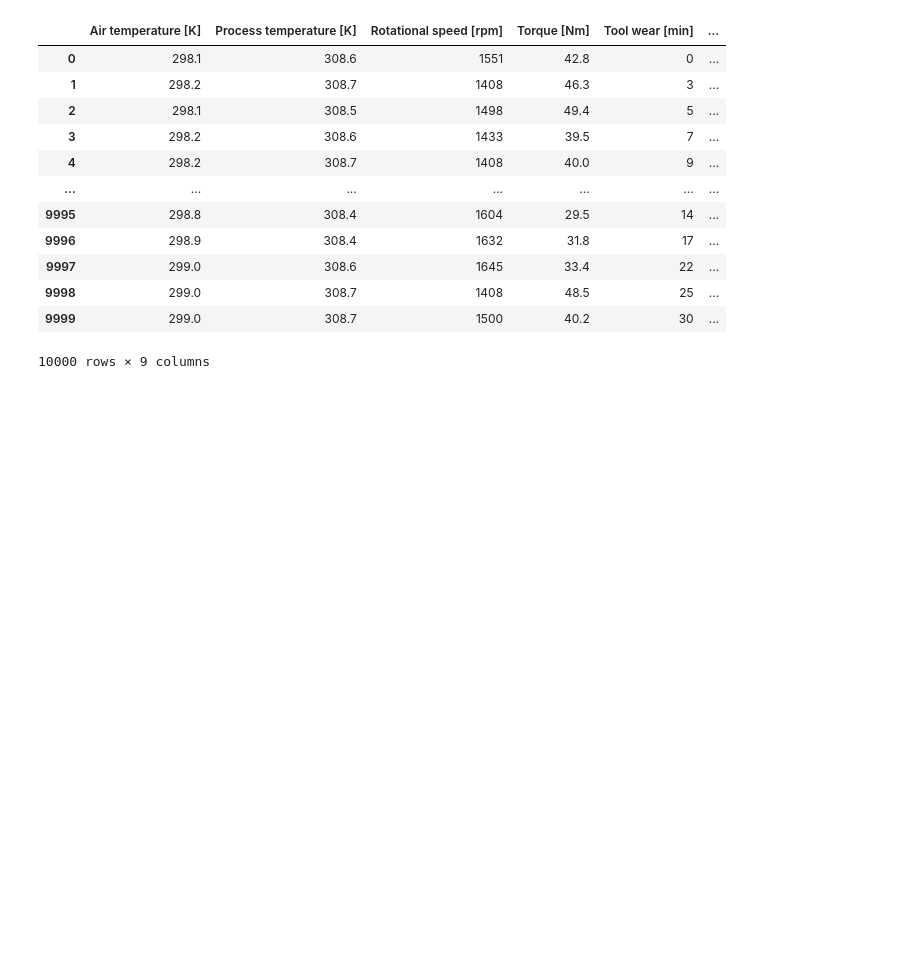
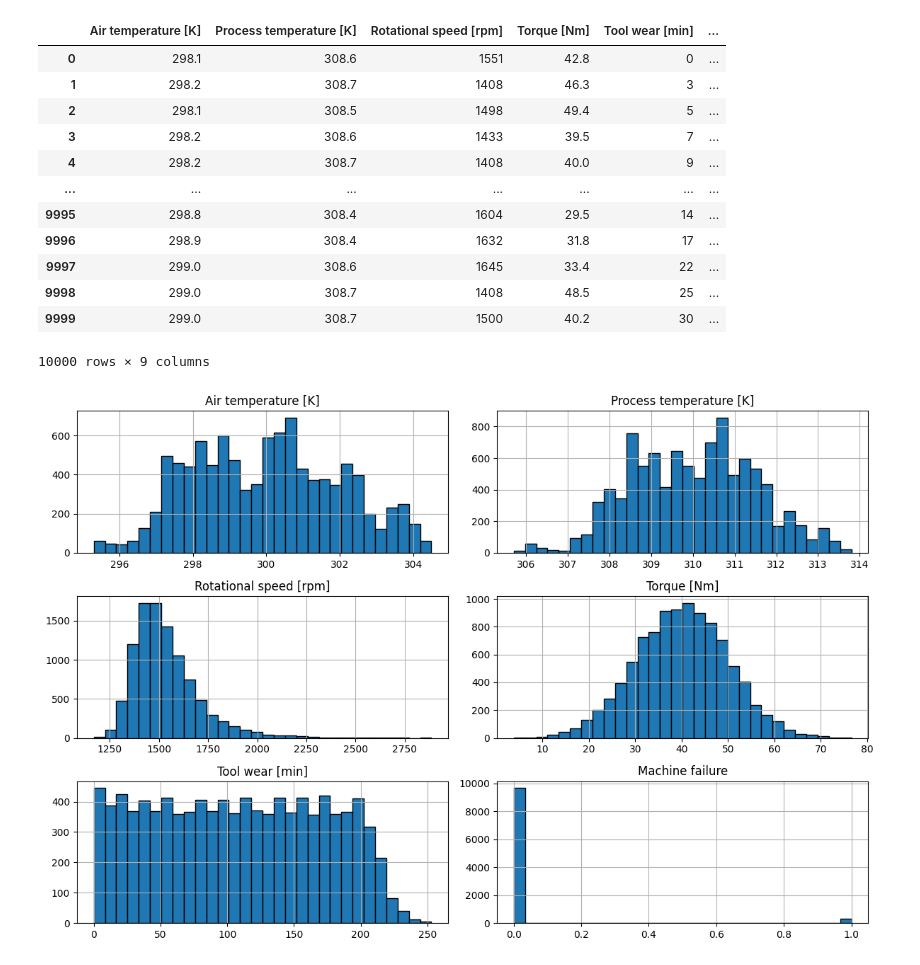
Before and after one commit to araujojv/manutencao_preventiva, a Jupyter notebook: Manutenção_preventiva.ipynb, the cells around one changed output. Saved outputs shown, nothing was run; the diff lists cells and outputs as text; code cells hidden in the pictures; blank space fills up the shorter version.

Commit message:
chore: generate histograms for numerical variables analysis

```diff
--- a/Manutenção_preventiva.ipynb
+++ b/Manutenção_preventiva.ipynb
@@ -141,3 +141,12 @@ df_limpo
 | 9998 | 299.0 | 308.7 | 1408 | 48.5 | 25 | ... |
 | 9999 | 299.0 | 308.7 | 1500 | 40.2 | 30 | ... |
 10000 rows × 9 columns
+# %%
+
+# Criando histogramas para todas as colunas numéricas
+df_limpo.hist(figsize=(12, 8), bins=30, edgecolor="black")
+
+plt.tight_layout()
+plt.show()
+# %% [output]
+[figure, added]
```
